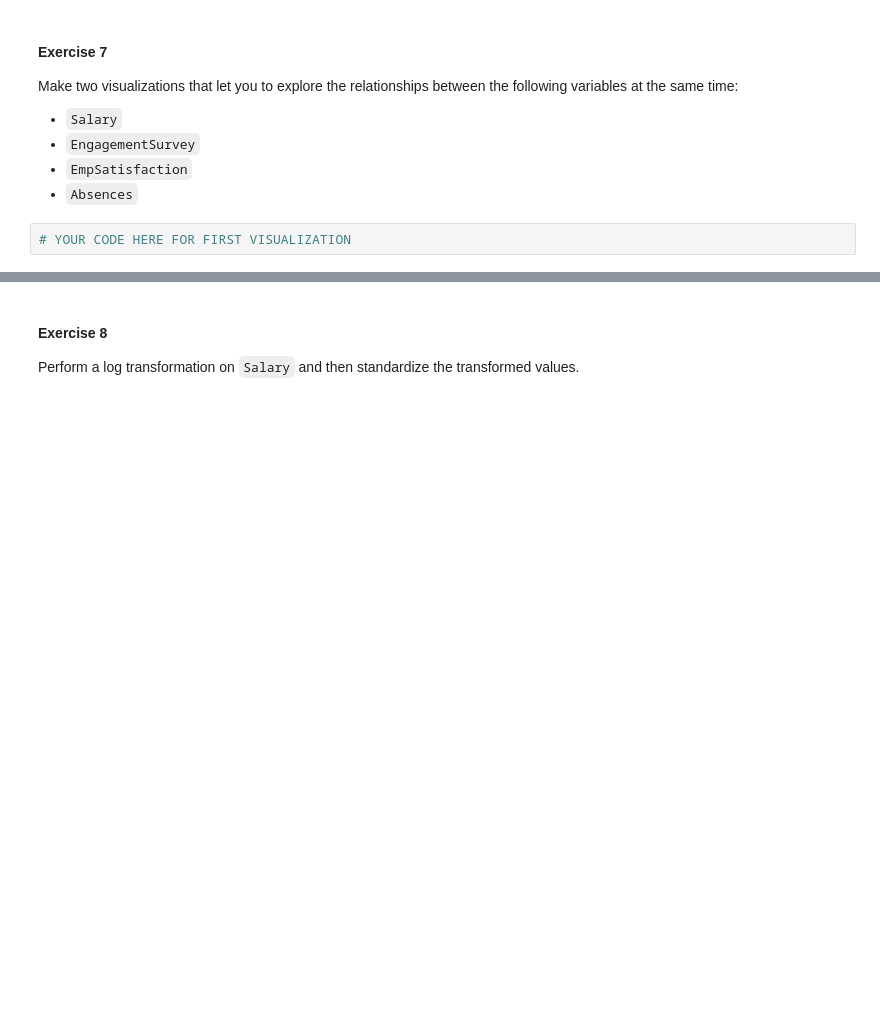
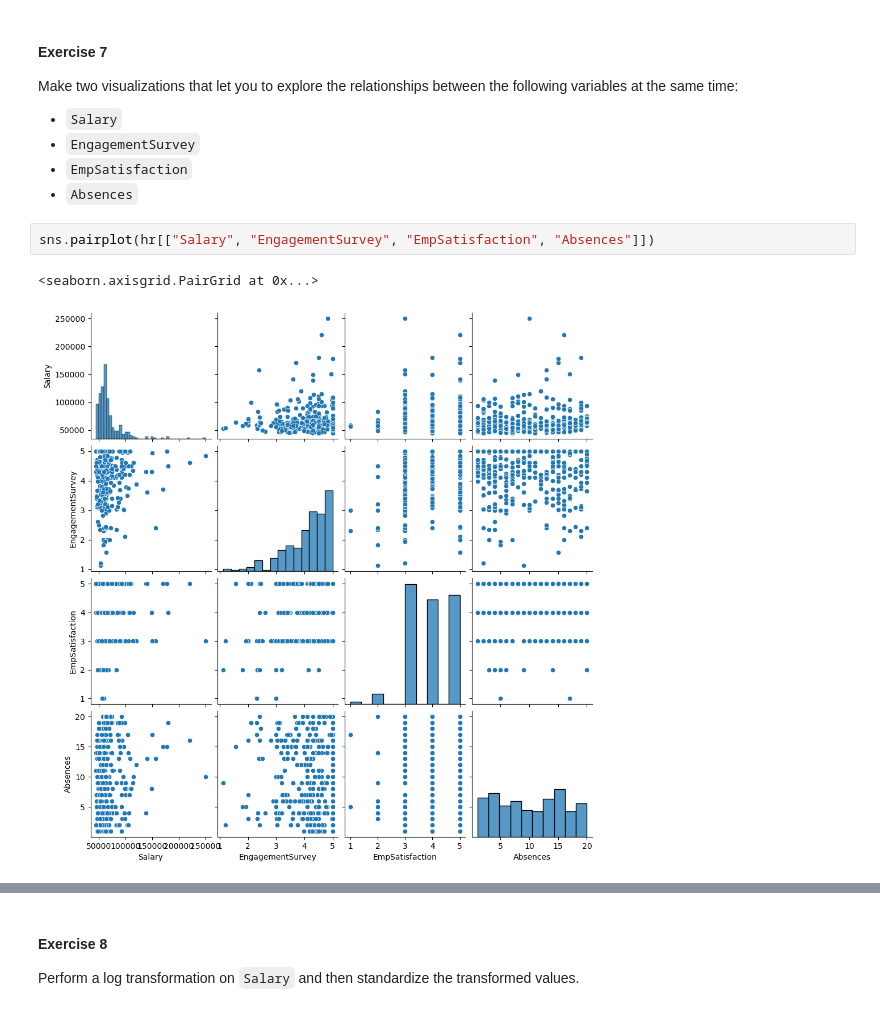
Before and after one commit to aishanur11/tstat280-aisha, a Jupyter notebook: 06_eda_features/06_exercises.ipynb, the cells around one changed output, grey strips where cells are left out. Saved outputs shown, nothing was run; the diff lists cells and outputs as text; blank space fills up the shorter version.

```diff
--- a/06_eda_features/06_exercises.ipynb
+++ b/06_eda_features/06_exercises.ipynb
@@ -80,5 +86,8 @@ Make two visualizations that let you to explore the relationships between the fo
 - `EmpSatisfaction`
 - `Absences`
 # %%
-# YOUR CODE HERE FOR FIRST VISUALIZATION
+sns.pairplot(hr[["Salary", "EngagementSurvey", "EmpSatisfaction", "Absences"]])
+# %% [output]
+<seaborn.axisgrid.PairGrid at 0x...>
+[figure, added]
 # %%
```
Also changed, not shown: parts of 7 cells of this notebook.
